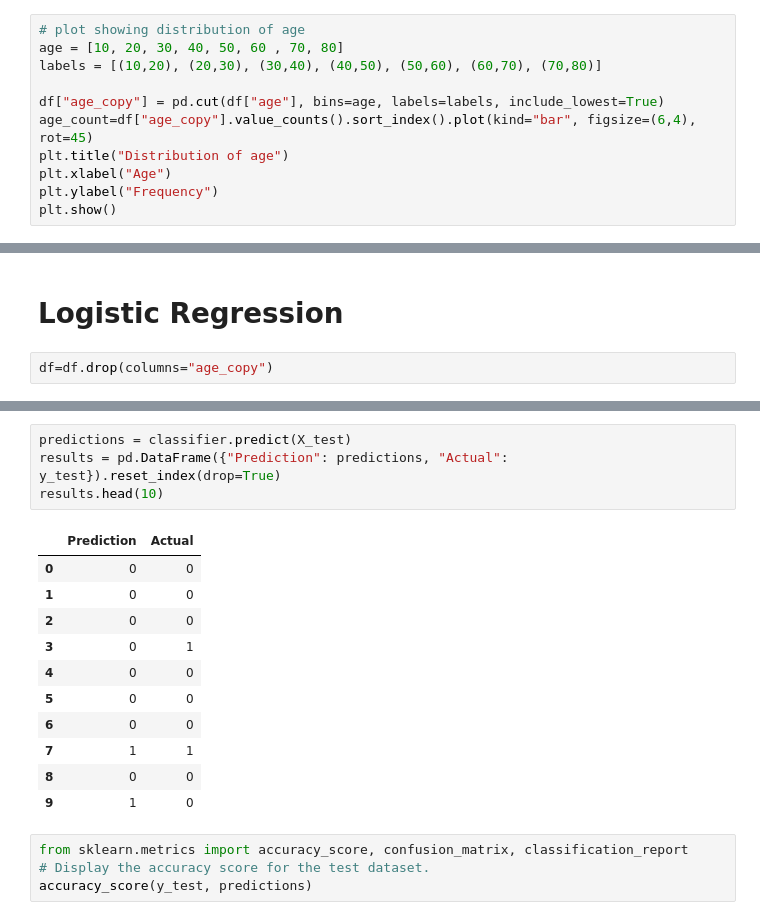
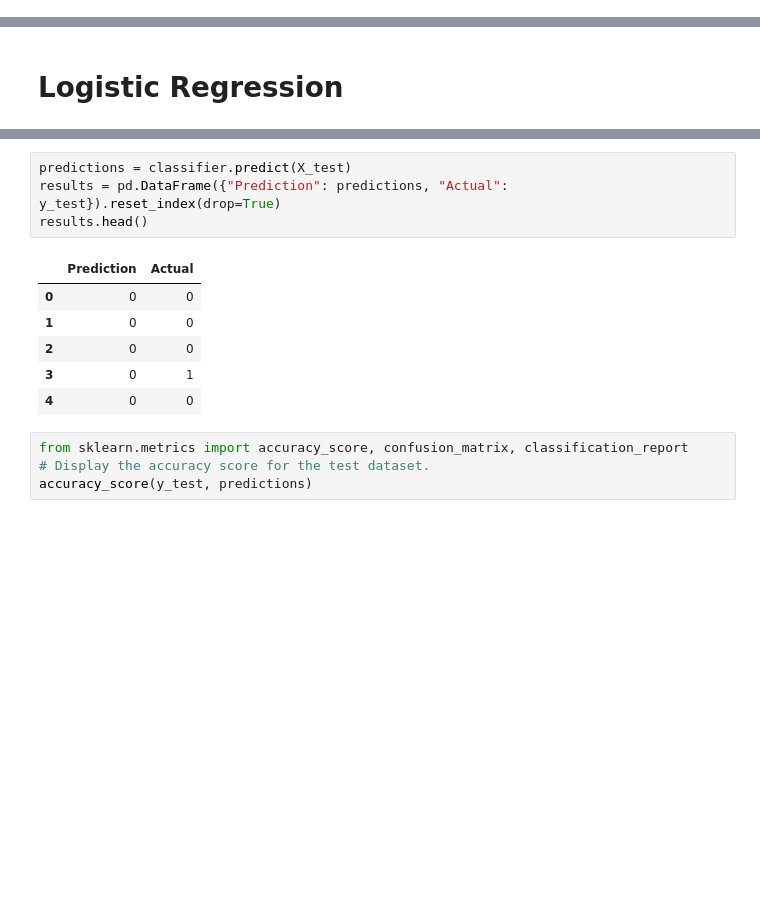
Before and after one commit to SivangiRaychoudhury/Project-4---Heart-attack-analysis, a Jupyter notebook: Heart_Attack_Analysis.ipynb, the cells around one changed output, grey strips where cells are left out. Cells and saved outputs as stored; diff of their text form; blank space fills up the shorter version.

```diff
--- a/Heart_Attack_Analysis.ipynb
+++ b/Heart_Attack_Analysis.ipynb
@@ -90,14 +127,3 @@ df.head()
 | 2 | 41 | 0 | 1 | 130 | 204 | 0 | 0 | 172 | 0 | 1.4 | 2 | ... |
 | 3 | 56 | 1 | 1 | 120 | 236 | 0 | 1 | 178 | 0 | 0.8 | 2 | ... |
 | 4 | 57 | 0 | 0 | 120 | 354 | 0 | 1 | 163 | 1 | 0.6 | 2 | ... |
-# %%
-# plot showing distribution of age
-age = [10, 20, 30, 40, 50, 60 , 70, 80]
-labels = [(10,20), (20,30), (30,40), (40,50), (50,60), (60,70), (70,80)]
-
-df["age_copy"] = pd.cut(df["age"], bins=age, labels=labels, include_lowest=True)
-age_count=df["age_copy"].value_counts().sort_index().plot(kind="bar", figsize=(6,4), rot=45)
-plt.title("Distribution of age")
-plt.xlabel("Age")
-plt.ylabel("Frequency")
-plt.show()
@@ -143,7 +422,5 @@ plt.show()
 [figure]
 # %% [markdown]
 # Logistic Regression
-# %%
-df=df.drop(columns="age_copy")
 # %%
 from sklearn.model_selection import train_test_split
@@ -180,19 +449,14 @@ Testing Data Score: 0.868421052631579
 # %%
 predictions = classifier.predict(X_test)
 results = pd.DataFrame({"Prediction": predictions, "Actual": y_test}).reset_index(drop=True)
-results.head(10)
+results.head()
 # %% [output]
 |  | Prediction | Actual |
 | 0 | 0 | 0 |
 | 1 | 0 | 0 |
 | 2 | 0 | 0 |
 | 3 | 0 | 1 |
 | 4 | 0 | 0 |
-| 5 | 0 | 0 |
-| 6 | 0 | 0 |
-| 7 | 1 | 1 |
-| 8 | 0 | 0 |
-| 9 | 1 | 0 |
 # %%
 from sklearn.metrics import accuracy_score, confusion_matrix, classification_report
 # Display the accuracy score for the test dataset.
```
Also changed, not shown: parts of 73 cells of this notebook.
